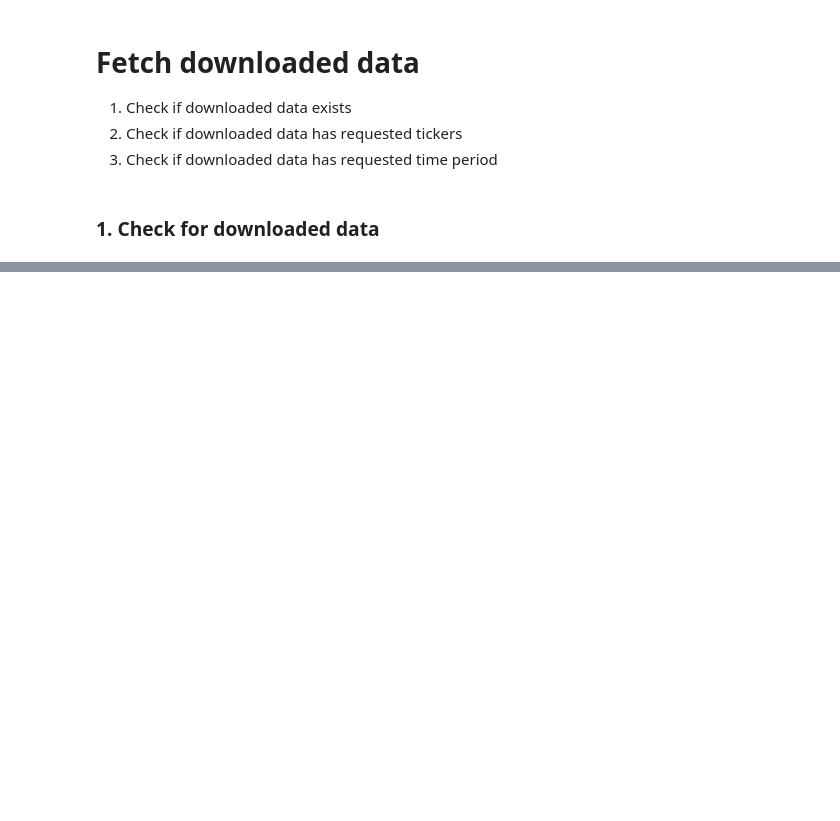
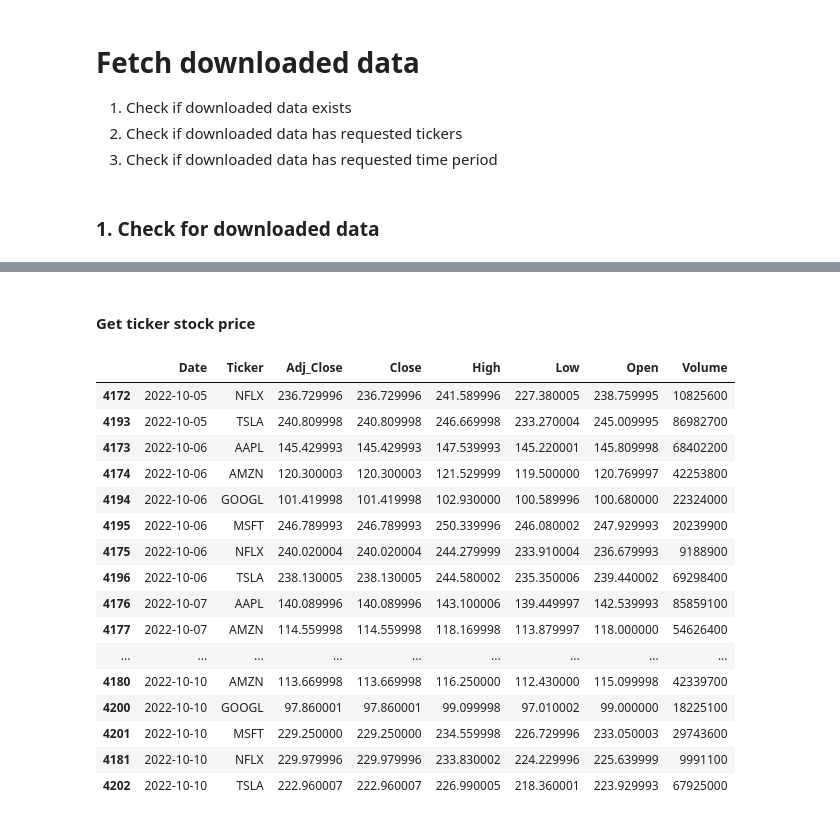
Before and after one commit to WiGram/InvestDB, a Jupyter notebook: class_test.ipynb, the cells around one changed output, grey strips where cells are left out. Drawn from its saved outputs; the diff is of its cells as text; code cells hidden in the pictures; blank space fills up the shorter version.

```diff
--- a/class_test.ipynb
+++ b/class_test.ipynb
@@ -46,0 +48,24 @@ Should download earlier data for existing tickers
+# %% [markdown]
+#### Get ticker stock price
+# %%
+df = sd_one.get_df()
+# %%
+df.sort_values(['Date', 'Ticker']).tail(n=20)
+# %% [output]
+|  | Date | Ticker | Adj_Close | Close | High | Low | Open | Volume |
+| 4172 | 2022-10-05 | NFLX | 236.729996 | 236.729996 | 241.589996 | 227.380005 | 238.759995 | 10825600 |
+| 4193 | 2022-10-05 | TSLA | 240.809998 | 240.809998 | 246.669998 | 233.270004 | 245.009995 | 86982700 |
+| 4173 | 2022-10-06 | AAPL | 145.429993 | 145.429993 | 147.539993 | 145.220001 | 145.809998 | 68402200 |
+| 4174 | 2022-10-06 | AMZN | 120.300003 | 120.300003 | 121.529999 | 119.500000 | 120.769997 | 42253800 |
+| 4194 | 2022-10-06 | GOOGL | 101.419998 | 101.419998 | 102.930000 | 100.589996 | 100.680000 | 22324000 |
+| 4195 | 2022-10-06 | MSFT | 246.789993 | 246.789993 | 250.339996 | 246.080002 | 247.929993 | 20239900 |
+| 4175 | 2022-10-06 | NFLX | 240.020004 | 240.020004 | 244.279999 | 233.910004 | 236.679993 | 9188900 |
+| 4196 | 2022-10-06 | TSLA | 238.130005 | 238.130005 | 244.580002 | 235.350006 | 239.440002 | 69298400 |
+| 4176 | 2022-10-07 | AAPL | 140.089996 | 140.089996 | 143.100006 | 139.449997 | 142.539993 | 85859100 |
+| 4177 | 2022-10-07 | AMZN | 114.559998 | 114.559998 | 118.169998 | 113.879997 | 118.000000 | 54626400 |
+| ... | ... | ... | ... | ... | ... | ... | ... | ... |
+| 4180 | 2022-10-10 | AMZN | 113.669998 | 113.669998 | 116.250000 | 112.430000 | 115.099998 | 42339700 |
+| 4200 | 2022-10-10 | GOOGL | 97.860001 | 97.860001 | 99.099998 | 97.010002 | 99.000000 | 18225100 |
+| 4201 | 2022-10-10 | MSFT | 229.250000 | 229.250000 | 234.559998 | 226.729996 | 233.050003 | 29743600 |
+| 4181 | 2022-10-10 | NFLX | 229.979996 | 229.979996 | 233.830002 | 224.229996 | 225.639999 | 9991100 |
+| 4202 | 2022-10-10 | TSLA | 222.960007 | 222.960007 | 226.990005 | 218.360001 | 223.929993 | 67925000 |
```
Also changed, not shown: parts of 7 cells of this notebook, 5 other files.
